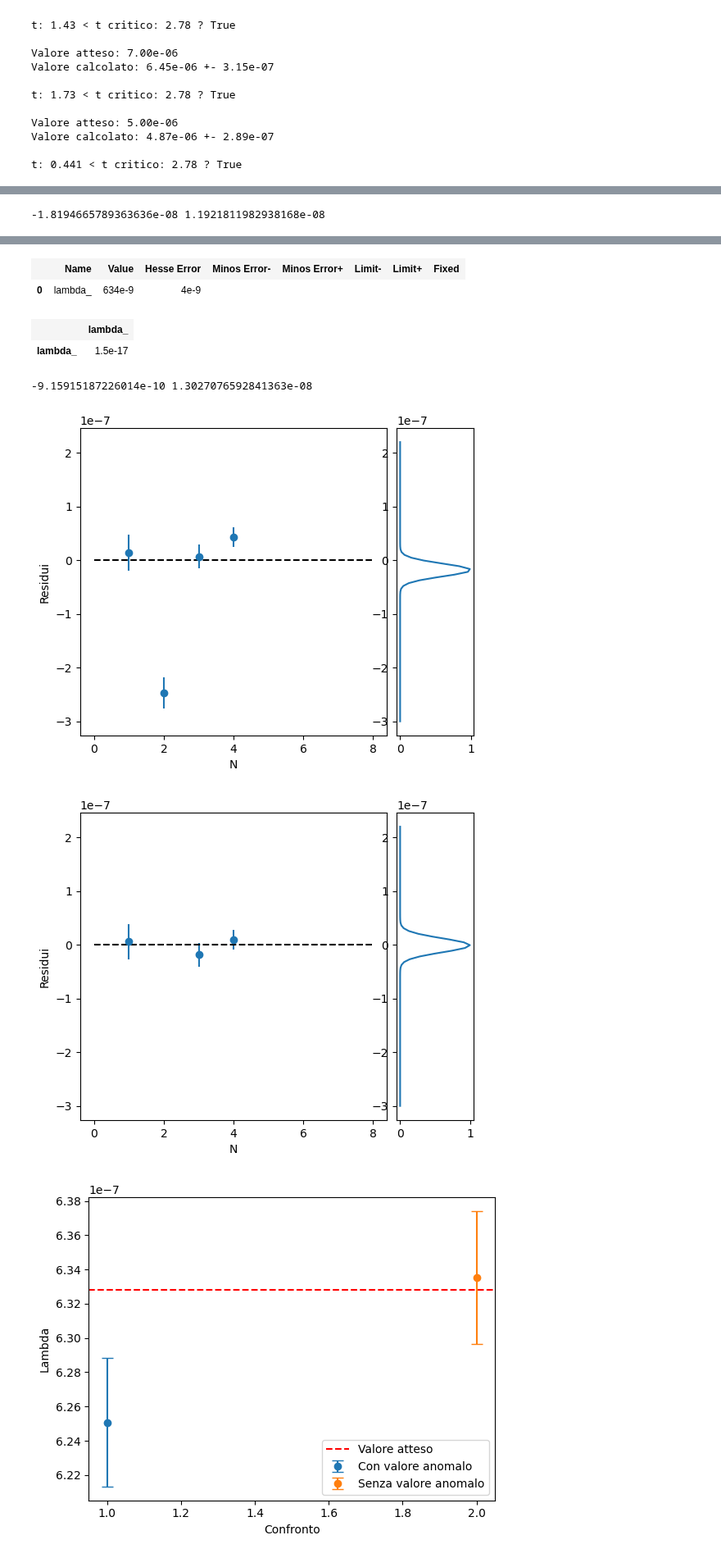
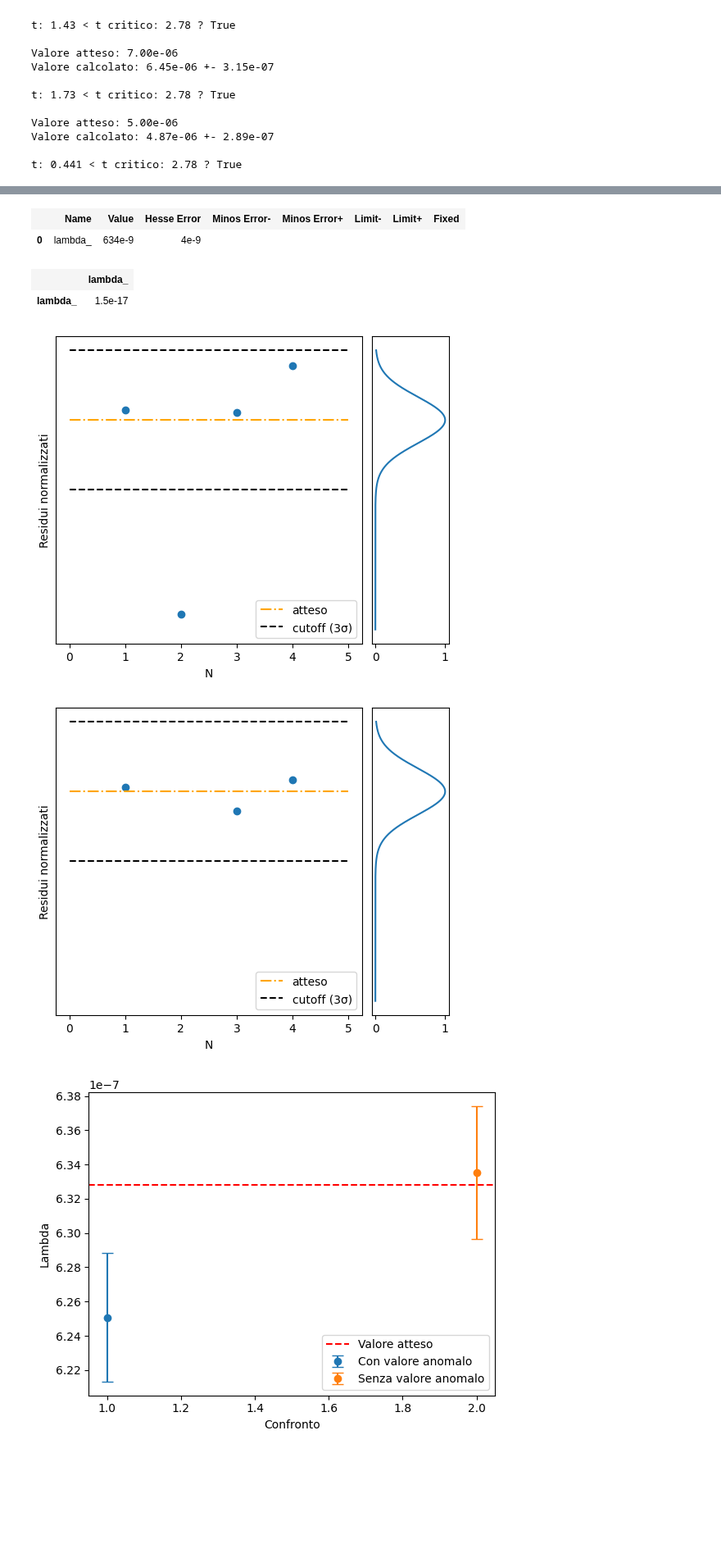
Before and after one commit to ARossiUnimib/Laboratorio-2---Gruppo-21-A.A.-2023-24, a Jupyter notebook: Notebooks/Interferometro/Interferometro.ipynb, the cells around one changed output, grey strips where cells are left out. Shown at 82% size. Saved outputs shown, nothing was run; the diff lists cells and outputs as text; code cells hidden in the pictures; blank space fills up the shorter version.

Commit message:
modificati residui interferometro

```diff
--- a/Notebooks/Interferometro/Interferometro.ipynb
+++ b/Notebooks/Interferometro/Interferometro.ipynb
@@ -376,8 +376,10 @@ display(m)
 lambda_con_2 = m.values["lambda_"]
 err_lambda_con_2 = m.errors["lambda_"]
 
+from matplotlib import ticker
+
 def mostra_residui(N, y, err_y, model, x):
-    residuals = y - model(N, x)
+    residuals = (y - model(N, x))/err_y
 
     fig = plt.figure(figsize=(6, 6))
 
@@ -391,26 +393,25 @@ def mostra_residui(N, y, err_y, model, x):
     # weigthed mean of residuals
 
 
-    ax.errorbar(N, residuals, yerr=err_y, fmt='o')
-    ax.hlines(0,0,8,color='black',linestyle='--')
+    ax.scatter(N, residuals)
+    ax.hlines(0,0,5,color='orange',linestyle='-.',label='atteso')
+    ax.hlines(3,0,5,color='black',linestyle='--',label='cutoff (3σ)')
+    ax.hlines(-3,0,5,color='black',linestyle='--')
     ax.set_xlabel("N")
-    ax.set_ylabel("Residui")
+    ax.set_ylabel("Residui normalizzati")
+    ax.legend(loc='lower right')
+    ax.set_yticks(np.linspace(-8,2,2))
     ax.plot()
 
-    # weighted mean of residuals
-    mean = np.sum(residuals/err_y**2) / np.sum(1/err_y**2)
-    std = 1/np.sqrt(np.sum(1/err_y**2))
-    print(mean, std)
-
-    x = np.linspace(-3e-7, 2.2e-7, 100)
-    ax_ploty.plot(np.exp(-0.5*((x-mean)/std)**2), x)
+    x = np.linspace(-9, 3, 1000)
+    ax_ploty.plot(np.exp(-0.5*(x)**2), x)
+    ax_ploty.set_yticks([])
 
     # ax_ploty.set_ylim(1, 2.25)
     # ax_ploty.hlines([mean-2*std, mean+2*std], 0, 1, color='r')
 
+
 mostra_residui(N, y, err_y, model, lambda_con_2)
-
-
 
 # rimuovo secondo elemento (ha un valore anomalo)
 y = np.delete(y, 1)
@@ -422,37 +423,35 @@ minimi_quadrati = LeastSquares(N, y, err_y, model)
 m = Minuit(minimi_quadrati, lambda_=630*10**(-9))
 
 m.migrad()
 m.hesse()
 display(m)
 lambda_senza_2 = m.values["lambda_"]
 err_lambda_senza_2 = m.errors["lambda_"]
 
 mostra_residui(N, y, err_y, model, lambda_senza_2)
 # %% [output]
 | Migrad |  |
 | FCN = 75.43 (χ²/ndof = 25.1) | Nfcn = 18 |
 | EDM = 8.38e-19 (Goal: 0.0002) |  |
 | Valid Minimum | Below EDM threshold (goal x 10) |
 | No parameters at limit | Below call limit |
 | Hesse ok | Covariance accurate |
 |  | Name | Value | Hesse Error | Minos Error- | Minos Error+ | Limit- | Limit+ | Fixed |
 | 0 | lambda_ | 625e-9 | 4e-9 |  |  |  |  |  |
 |  | lambda_ |
 | lambda_ | 1.4e-17 |
--1.8194665789363636e-08 1.1921811982938168e-08
 | Migrad |  |
 | FCN = 0.9616 (χ²/ndof = 0.5) | Nfcn = 18 |
 | EDM = 4.32e-21 (Goal: 0.0002) |  |
 | Valid Minimum | Below EDM threshold (goal x 10) |
 | No parameters at limit | Below call limit |
 | Hesse ok | Covariance accurate |
 |  | Name | Value | Hesse Error | Minos Error- | Minos Error+ | Limit- | Limit+ | Fixed |
 | 0 | lambda_ | 634e-9 | 4e-9 |  |  |  |  |  |
 |  | lambda_ |
 | lambda_ | 1.5e-17 |
--9.15915187226014e-10 1.3027076592841363e-08
-[figure, old version]
+[figure, new version]
-[figure, old version]
+[figure, new version]
 # %%
 # confronta con lambda_con_2 e lambda_senza_2 con valore atteso, disegna una retta
 # orizzontale per il valore vero e rappresenta lambda_con_2 e lambda_senza_2 con le loro barre d'errore e dei trattini che le delimitano
```
Also changed, not shown: parts of 2 cells of this notebook, 1 other file.
